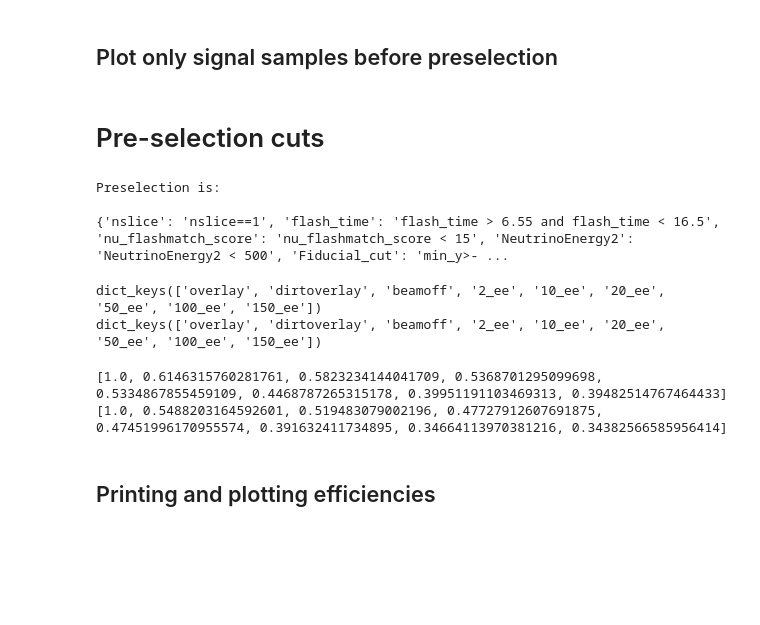
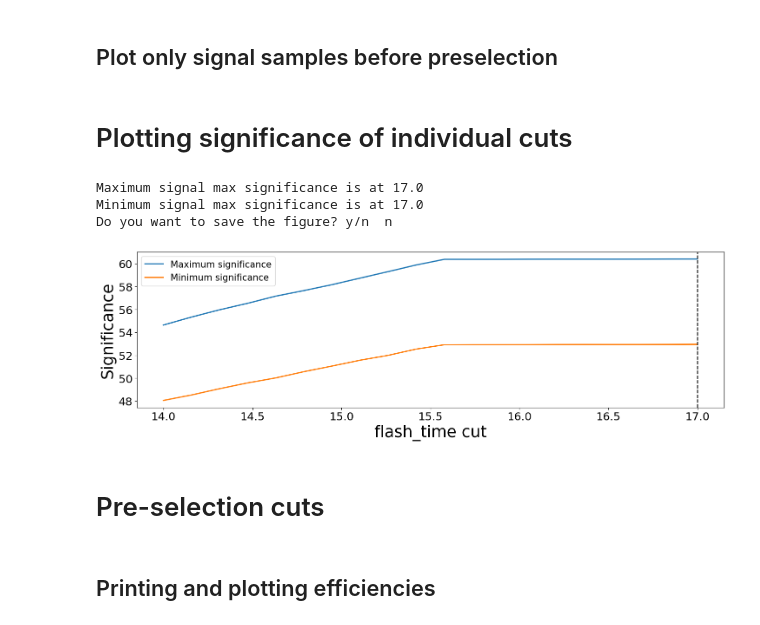
Before and after one commit to dmarsden01/uboone_HNL_analysis, a Jupyter notebook: 2_Preselection_script.ipynb, the cells around one changed output. Drawn from its saved outputs; the diff is of its cells as text; code cells hidden in the pictures; blank space fills up the shorter version.

Commit message:
Cleaned up script 2, added Significance calculation functions.

```diff
--- a/2_Preselection_script.ipynb
+++ b/2_Preselection_script.ipynb
@@ -26,21 +26,21 @@ Success
 # %% [markdown]
 # Reading in .pkl files
 # %%
-Params = {"Run":"run1", #The run number, so far either "run1" or "run3"
+Params = {"Run":"run3", #The run number, so far either "run1" or "run3"
           "Load_single_file":False, #This will override everything else, put the desired file in the "single_file" line
           "single_file":"overlay",
           "Load_standard_bkgs":True,
           "Load_DetVars":False, #overlay DetVar samples
           "Only_keep_common_DetVar_evs":True, #Removes events not in all DetVar samples
           "Load_Signal_DetVars":False, #ee DetVar samples
-          "Load_data":False,
+          "Load_data":True,
           "FLATTEN":True, #Have one row per reconstructed object in the analysis dataframe
           "only_presel":False, #Create small files containing only variables necessary for pre-selection, for making pre-selection plots
           "Load_truth_vars":False,
           "Load_lepton_signal":True,
           "Load_lepton_dirac":False,
           'Load_pi0_signal_DetVars':False, #pi0 DetVar samples
-          "Load_pi0_signal":False,
+          "Load_pi0_signal":True,
           "Load_pi0_dirac":False}
 
 # Params, samples = Functions.create_sample_list(Params)
@@ -245,6 +252,23 @@ plt.savefig("plots/Preselection_variables/" + Params["Run"] + "_" + str(HNL_mass
 # %%
 #Need a new plotting function for this
 reload(Constants)
+# %% [markdown]
+# Plotting significance of individual cuts
+# %%
+# cut_start_str = "flash_time > 16.5"
+reload(Functions)
+cut_start_str = "flash_time < "
+
+variable = "flash_time"
+
+Sig_dict_max, Sig_dict_min, var_sig_max, var_sig_min = Functions.Significance_scan(Params, swtrig, cut_start_str, 14, 17, numsteps=20)
+
+PT.Plot_significance_scan(variable, Sig_dict_max, Sig_dict_min, var_sig_max, var_sig_min)
+# %% [output]
+Maximum signal max significance is at 17.0
+Minimum signal max significance is at 17.0
+Do you want to save the figure? y/n  n
+[figure, added]
 # %% [markdown]
 # Pre-selection cuts
 # %%
@@ -258,10 +282,6 @@ if (Params["Load_DetVars"] == True) and (Params["Run"] == "run3"):
 
 print("Preselection is:" + "\n")
 print(Preselection_dict)
-# %% [output]
-Preselection is:
-
-{'nslice': 'nslice==1', 'flash_time': 'flash_time > 6.55 and flash_time < 16.5', 'nu_flashmatch_score': 'nu_flashmatch_score < 15', 'NeutrinoEnergy2': 'NeutrinoEnergy2 < 500', 'Fiducial_cut': 'min_y>- ...
 # %%
 sample_dict_copy = {}
 for sample in samples_dict:
@@ -278,19 +298,6 @@ else:
 
     print(Efficiency_dict.keys())
 print("Finished pre-selection cuts.")
-
-print(sample_dict_copy.keys())
-# %% [output]
-dict_keys(['overlay', 'dirtoverlay', 'beamoff', '2_ee', '10_ee', '20_ee', '50_ee', '100_ee', '150_ee'])
-dict_keys(['overlay', 'dirtoverlay', 'beamoff', '2_ee', '10_ee', '20_ee', '50_ee', '100_ee', '150_ee'])
-# %%
-Preselection_signal_min, Preselection_signal_max = Functions.Get_signal_efficiency_range(Params, Preselection_dict, Efficiency_dict)
-
-print(Preselection_signal_max)
-print(Preselection_signal_min)
-# %% [output]
-[1.0, 0.6146315760281761, 0.5823234144041709, 0.5368701295099698, 0.5334867855459109, 0.4468787265315178, 0.39951191103469313, 0.39482514767464433]
-[1.0, 0.5488203164592601, 0.519483079002196, 0.47727912607691875, 0.47451996170955574, 0.391632411734895, 0.34664113970381216, 0.34382566585956414]
 # %% [markdown]
 ## Printing and plotting efficiencies
 # %%
```
Also changed, not shown: parts of 12 cells of this notebook, 4 other files.
